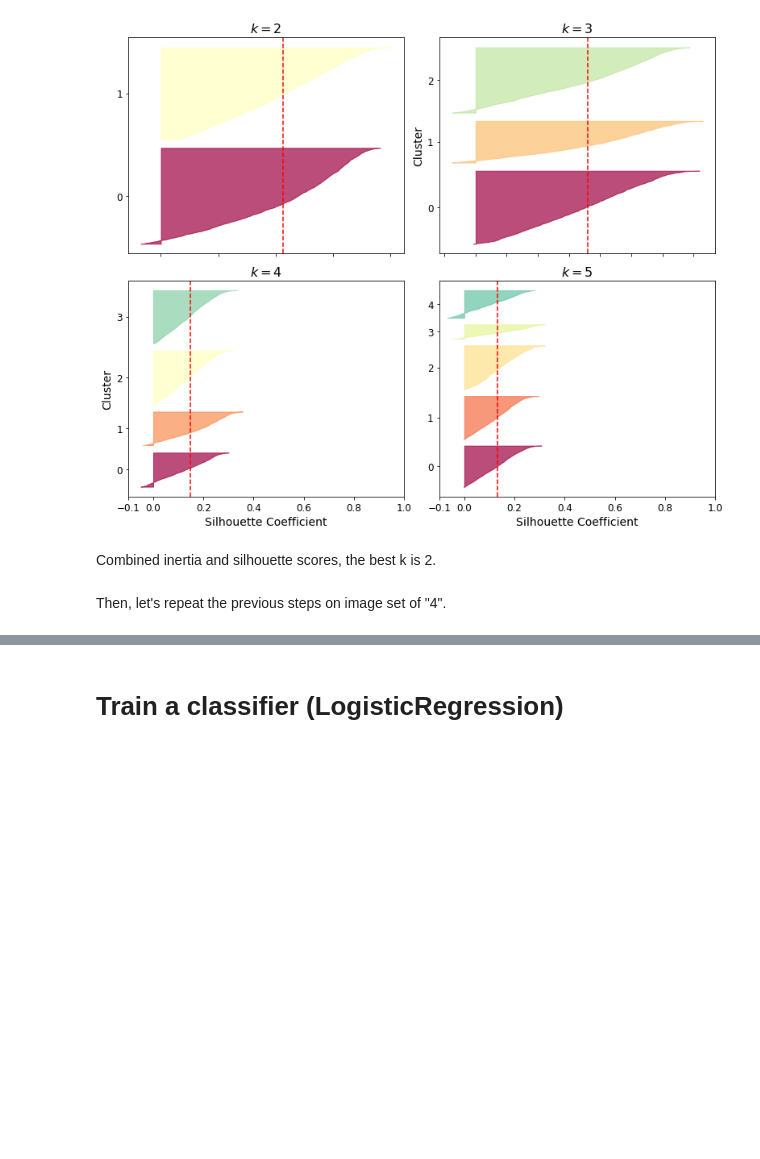
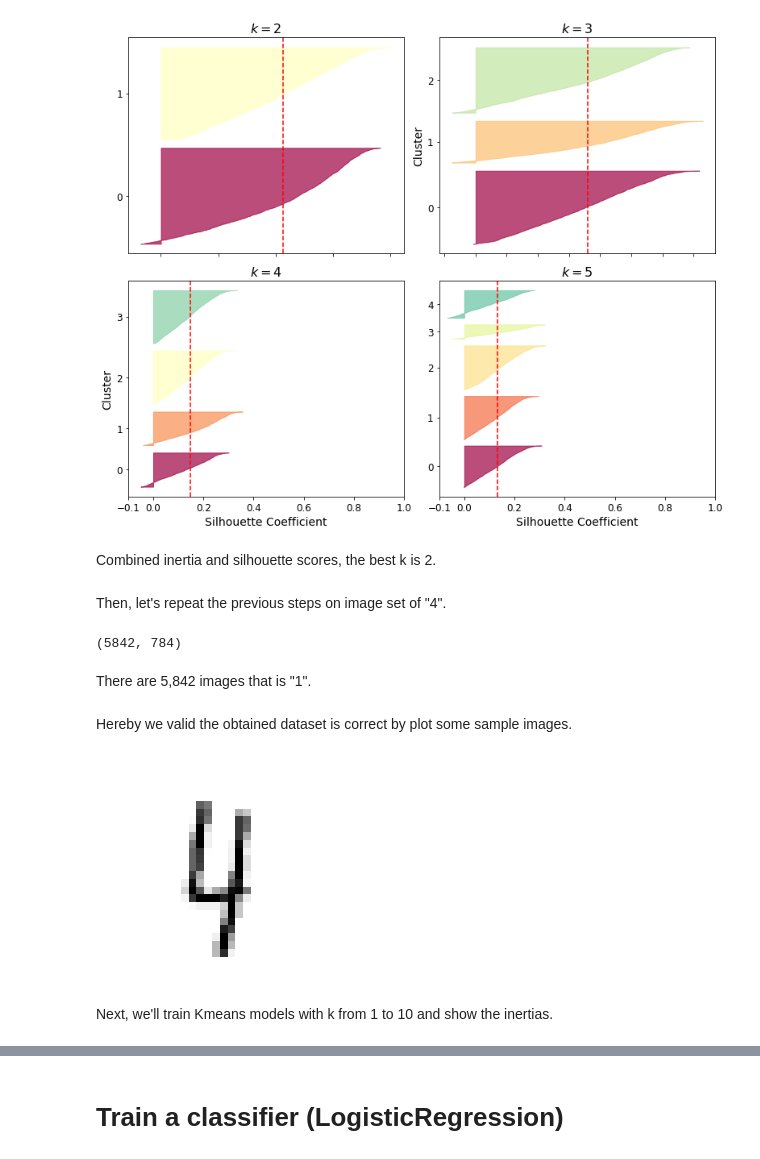
Before and after one commit to fsclsnow/AML, a Jupyter notebook: AML_Project6_KMean_Clustering.ipynb, the cells around one changed output, grey strips where cells are left out. Drawn from its saved outputs; the diff is of its cells as text; code cells hidden in the pictures; blank space fills up the shorter version.

```diff
--- a/AML_Project6_KMean_Clustering.ipynb
+++ b/AML_Project6_KMean_Clustering.ipynb
@@ -452,3 +452,28 @@ Saving figure silhouette_analysis_plot
 Combined inertia and silhouette scores, the best k is 2.
 # %% [markdown]
 Then, let's repeat the previous steps on image set of "4".
+# %%
+X_train_4 = []
+for i in range(len(X_train_2d)):
+  if y_train[i]==4:
+    X_train_4.append(X_train_2d[i])
+X_train_4=np.asarray(X_train_4)
+X_train_4.shape
+# %% [output]
+(5842, 784)
+# %% [markdown]
+There are 5,842 images that is "1".
+# %% [markdown]
+Hereby we valid the obtained dataset is correct by plot some sample images.
+# %%
+some_pic = X_train_4[444]
+some_pic_image = some_pic.reshape(28, 28)
+plt.imshow(some_pic_image, cmap=mpl.cm.binary)
+plt.axis("off")
+
+#save_fig("some_pic_plot")
+plt.show()
+# %% [output]
+[figure, added]
+# %% [markdown]
+Next, we'll train Kmeans models with k from 1 to 10 and show the inertias.
```
Also changed, not shown: parts of 11 cells of this notebook.
